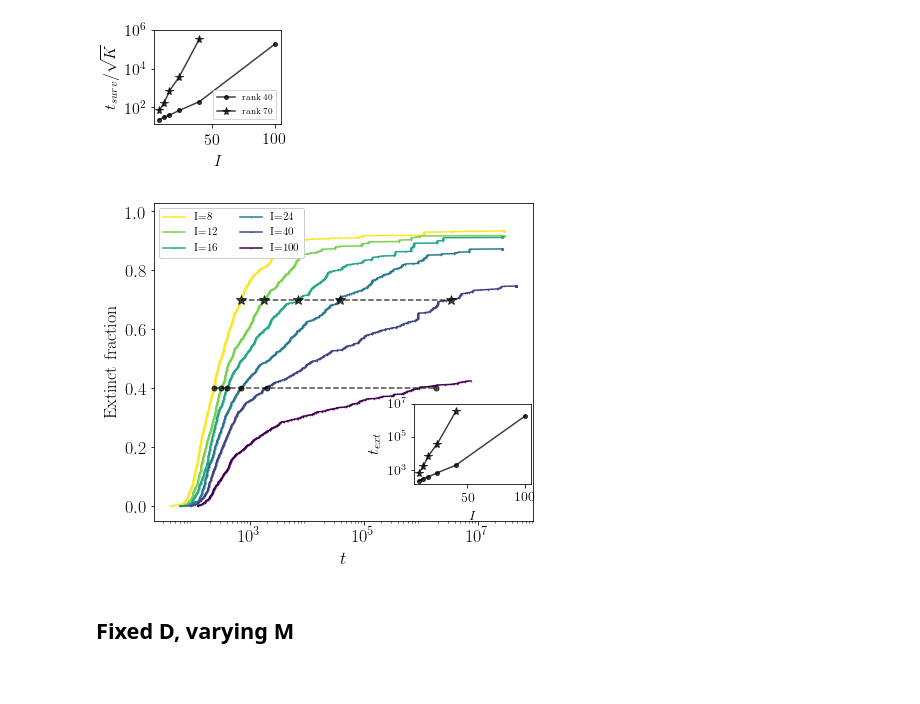
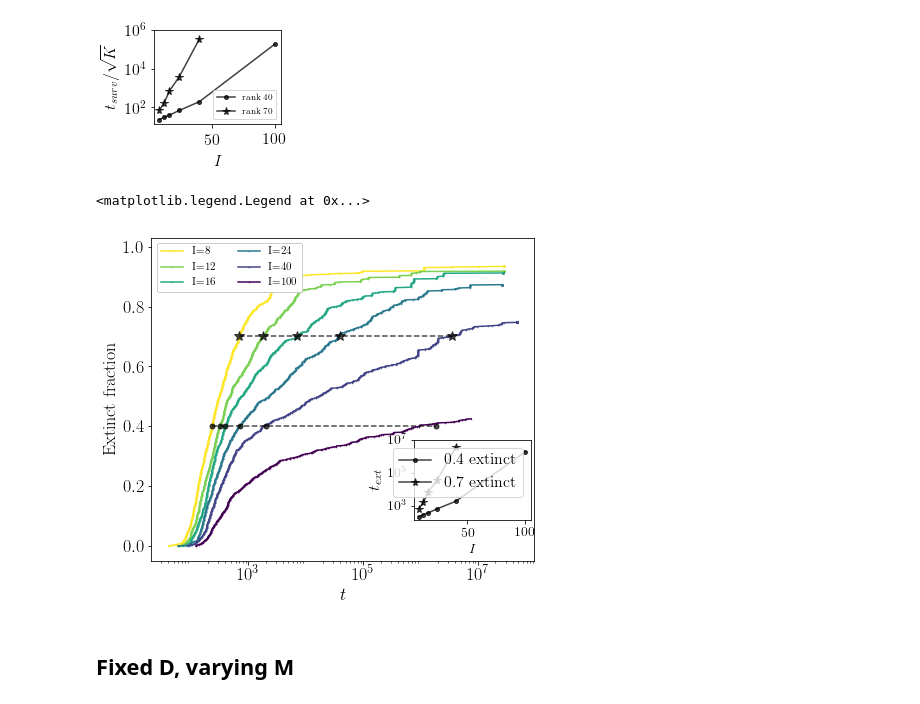
Before and after one commit to eco-theory/Island-eco-figures, a Jupyter notebook: Figure_plotting_2019_02.ipynb, the cells around one changed output. Saved outputs shown, nothing was run; the diff lists cells and outputs as text; code cells hidden in the pictures.

```diff
--- a/Figure_plotting_2019_02.ipynb
+++ b/Figure_plotting_2019_02.ipynb
@@ -2830,37 +2861,38 @@ ax1 = fig.add_axes([0.7,0.25,0.25,0.20])
 
 # for ii in range(len(rank_bins)):
 #     for D_ind in range(D_num):
 #         plt.plot(num_islands_list[D_ind],extinct_times_binned[D_ind,ii]/(M*np.sqrt(K)),'o-',color=colors[D_ind],label='{}'.format(rank_bins[ii]))
 
 ii = 0
 
 num_islands = num_islands_list[D_indices]
 extinct_times = extinct_times_binned[D_indices,ii]
 plt.plot(num_islands,extinct_times,'k.-',markersize = 8,label='${:.1f}$ extinct'.format(rank_bins[ii]/100.),alpha=0.75)
 
 ii = 1
 
 num_islands = num_islands_list[D_indices]
 extinct_times = extinct_times_binned[D_indices,ii]
 plt.plot(num_islands,extinct_times,'k*-',markersize = 8,label='${:.1f}$ extinct'.format(rank_bins[ii]/100.),alpha=0.75)
 
 
 ax1.set_yscale('log')
 # plt.xlim((0,100))
 # plt.ylim((1,1e6))
 # plt.xticks([0,20,40])
 ax1.set_yticks([1e3,1e5,1e7])
 ax1.tick_params(labelsize=14)
 # plt.yticks([1,1e2,1e4])
 ax1.set_ylabel(r'$t_{ext}$')
 ax1.set_xlabel(r'$I$',fontsize=14)
 #ax1.legend(prop={'size':9},loc="lower right")
-#ax1.tight_layout()
+# plt.tight_layout()
 
-plt.savefig('figures/survival_times_inset.pdf')
-# plt.legend()
+# plt.savefig('figures/survival_times_inset.pdf')
+plt.legend()
 # %% [output]
+<matplotlib.legend.Legend at 0x...>
-[figure, old version]
+[figure, new version]
 # %% [markdown]
 ## Fixed D, varying M
 # %%
```
Also changed, not shown: parts of 11 cells of this notebook, 4 other files.
